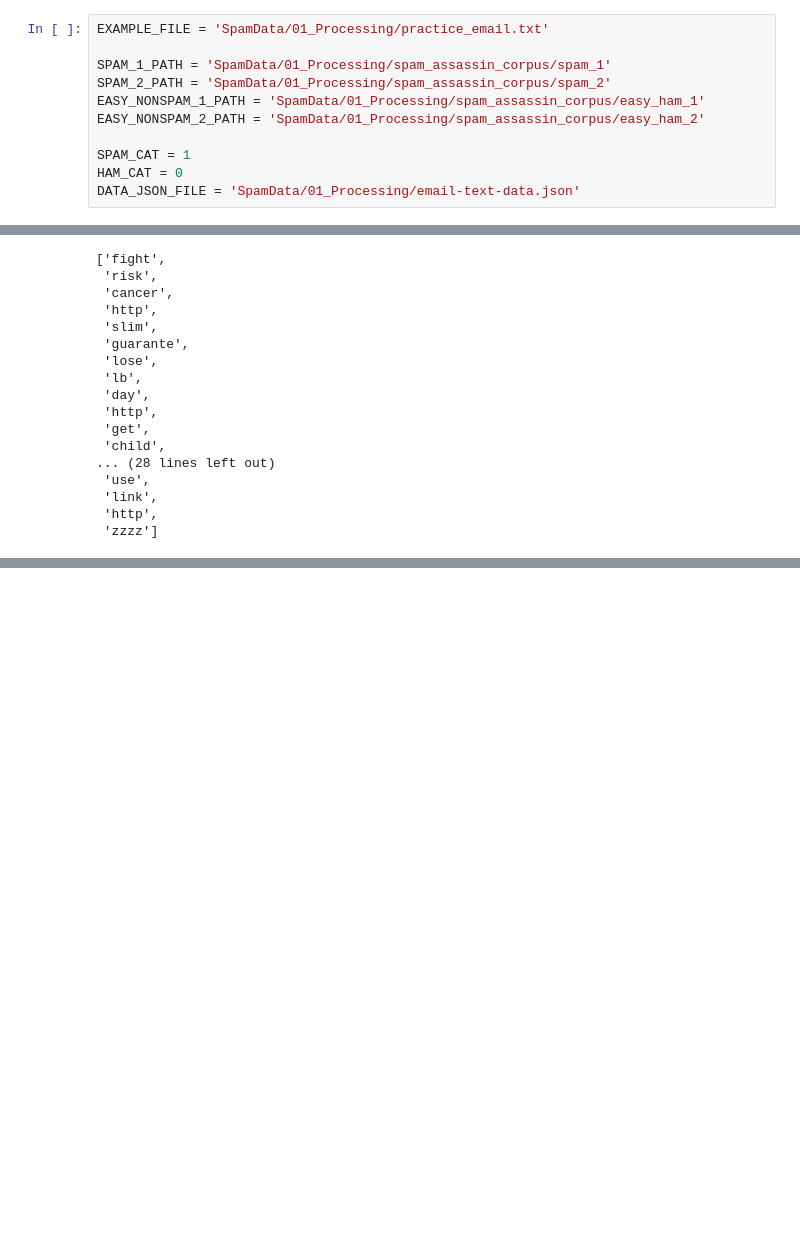
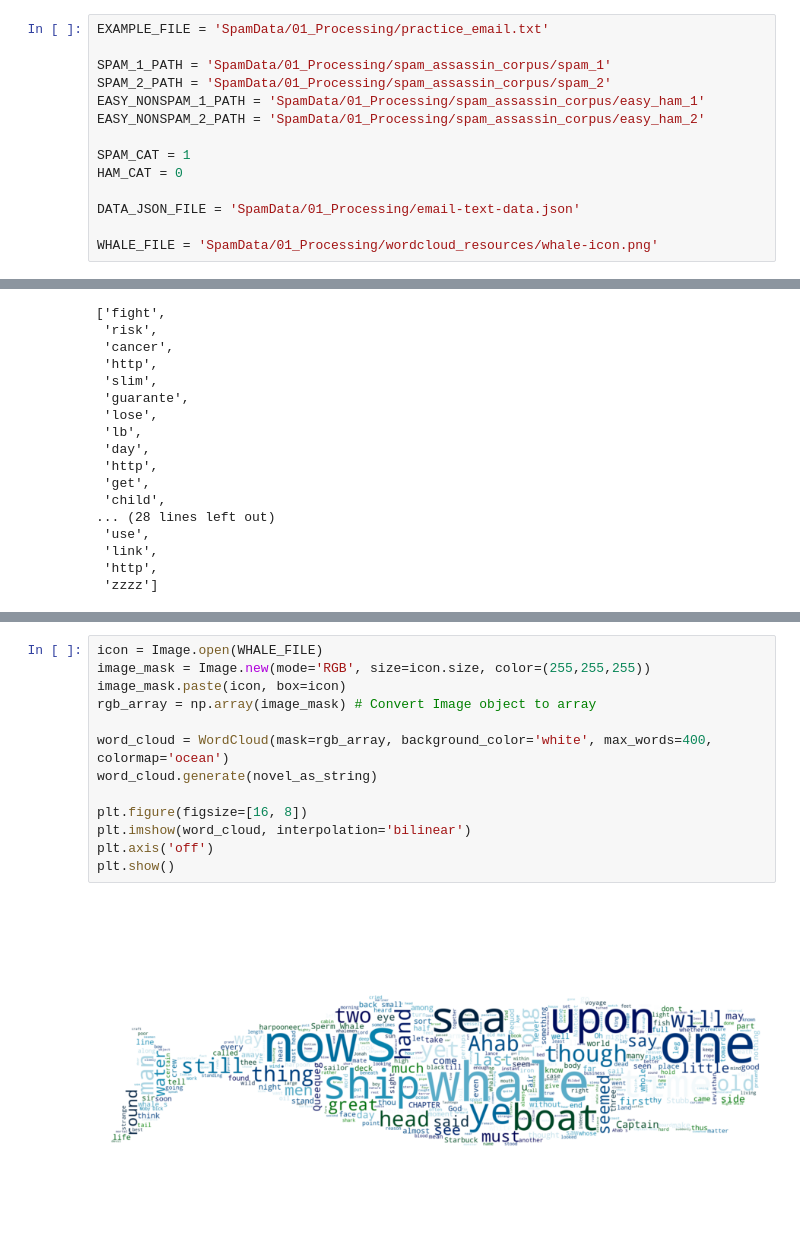
Before and after one commit to abhijoshi2k/spam-email-classification, a Jupyter notebook: Bayes Classifier.ipynb, the cells around one changed output, grey strips where cells are left out. Drawn from its saved outputs; the diff is of its cells as text; blank space fills up the shorter version.

```diff
--- a/Bayes Classifier.ipynb
+++ b/Bayes Classifier.ipynb
@@ -28,7 +32,10 @@ EASY_NONSPAM_2_PATH = 'SpamData/01_Processing/spam_assassin_corpus/easy_ham_2'
 
 SPAM_CAT = 1
 HAM_CAT = 0
+
 DATA_JSON_FILE = 'SpamData/01_Processing/email-text-data.json'
+
+WHALE_FILE = 'SpamData/01_Processing/wordcloud_resources/whale-icon.png'
 # %% [markdown]
 # Reading Files
 # %%
@@ -512,0 +678,15 @@ clean_message_no_html(data.at[2, 'MESSAGE'])
+# %%
+icon = Image.open(WHALE_FILE)
+image_mask = Image.new(mode='RGB', size=icon.size, color=(255,255,255))
+image_mask.paste(icon, box=icon)
+rgb_array = np.array(image_mask) # Convert Image object to array
+
+word_cloud = WordCloud(mask=rgb_array, background_color='white', max_words=400, colormap='ocean')
+word_cloud.generate(novel_as_string)
+
+plt.figure(figsize=[16, 8])
+plt.imshow(word_cloud, interpolation='bilinear')
+plt.axis('off')
+plt.show()
+# %% [output]
+[figure, added]
```
Also changed, not shown: parts of 26 cells of this notebook.
